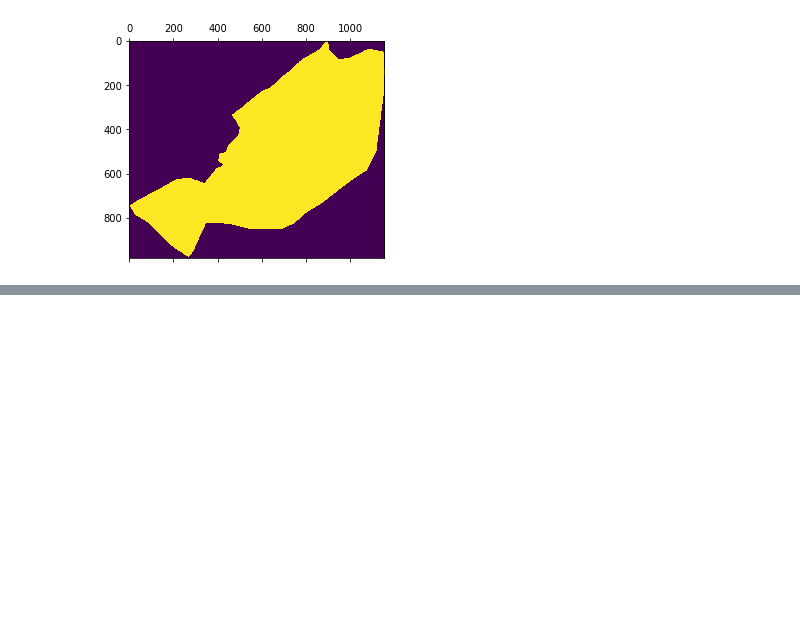
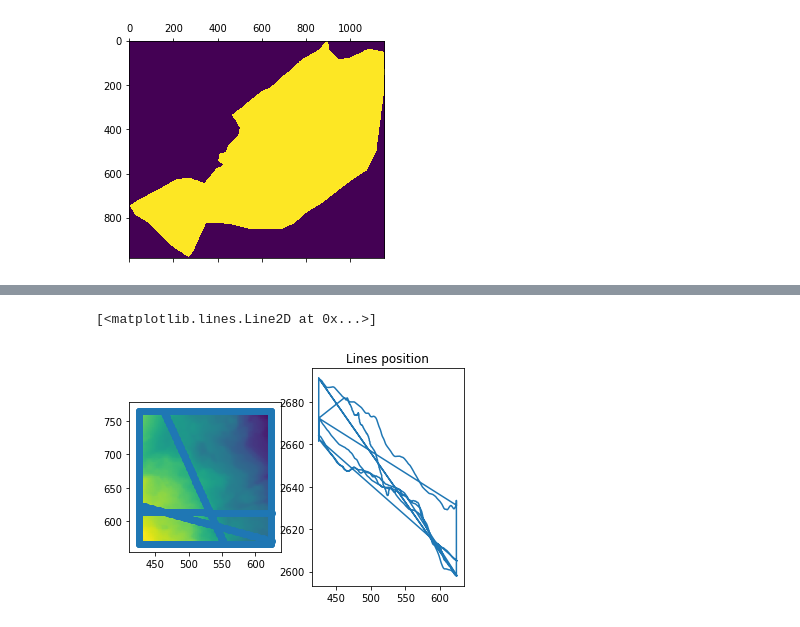
Before and after one commit to valDallalba/Tsanfleuron_geostatistical_baserock_estimation_paper, a Jupyter notebook: 03_synthetic_generation.ipynb, the cells around one changed output, grey strips where cells are left out. Saved outputs shown, nothing was run; the diff lists cells and outputs as text; code cells hidden in the pictures; blank space fills up the shorter version.

```diff
--- a/03_synthetic_generation.ipynb
+++ b/03_synthetic_generation.ipynb
@@ -149,0 +145,33 @@ array([[841., 904.],
+# %%
+if define_border:
+    x_cells = np.array(range(box[0],box[1]))
+    y_cells = np.array(range(box[2],box[3]))
+
+    x_pos = np.append(np.tile(x_cells,2),np.tile(x_cells[0],y_cells.size))#,)
+    y_pos = np.append(np.tile(y_cells[0],x_cells.size),np.tile(y_cells[-1],x_cells.size))#)
+
+    x_pos = np.append(x_pos,np.tile(x_cells[-1],y_cells.size))
+    y_pos = np.append(y_pos,np.tile(y_cells,2))
+    #x_pos = x_pos.append()
+
+    d = {'cell_x': x_pos, 'cell_y': y_pos}
+    pos_index = pd.DataFrame(d)
+    pos_index["cell_x"] = pos_index["cell_x"].astype(int)
+    pos_index["cell_y"] = pos_index["cell_y"].astype(int)
+
+    pos_index['alt'] = data_DEM.raster[pos_index["cell_y"],pos_index["cell_x"]]
+    pos_index['X'] = X_dem[pos_index["cell_y"],pos_index["cell_x"]]
+    pos_index['Y'] = Y_dem[pos_index["cell_y"],pos_index["cell_x"]]
+
+    hard_data = hard_data.append(pos_index, ignore_index = True)
+# %%
+fig, (ax1, ax2) = plt.subplots(1, 2)
+plt.title('Lines position')
+
+ax1.imshow(raster_cut, extent = box)
+ax1.scatter(hard_data["cell_x"],hard_data["cell_y"] )
+
+ax2.plot(hard_data["cell_x"],hard_data["alt"])
+# %% [output]
+[<matplotlib.lines.Line2D at 0x...>]
+[figure, added]
```
Also changed, not shown: parts of 12 cells of this notebook.
